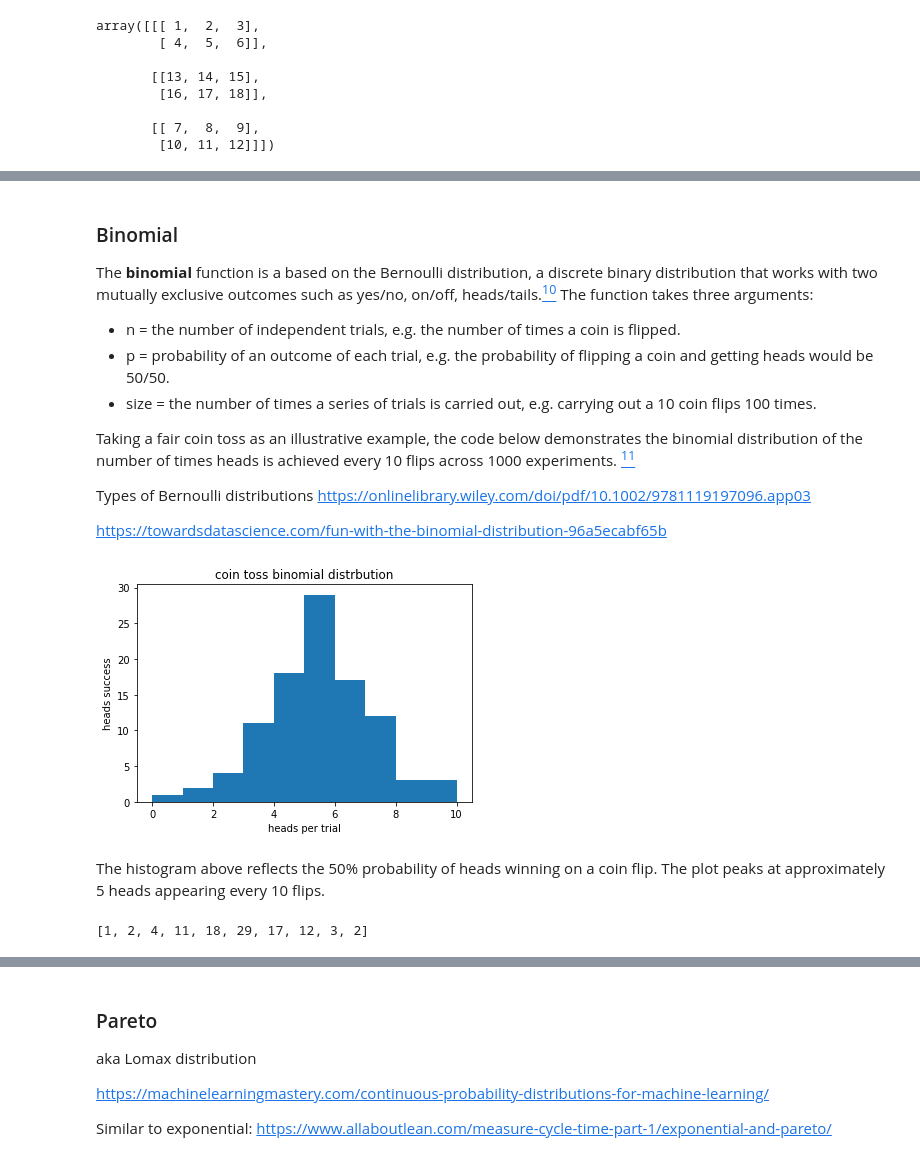
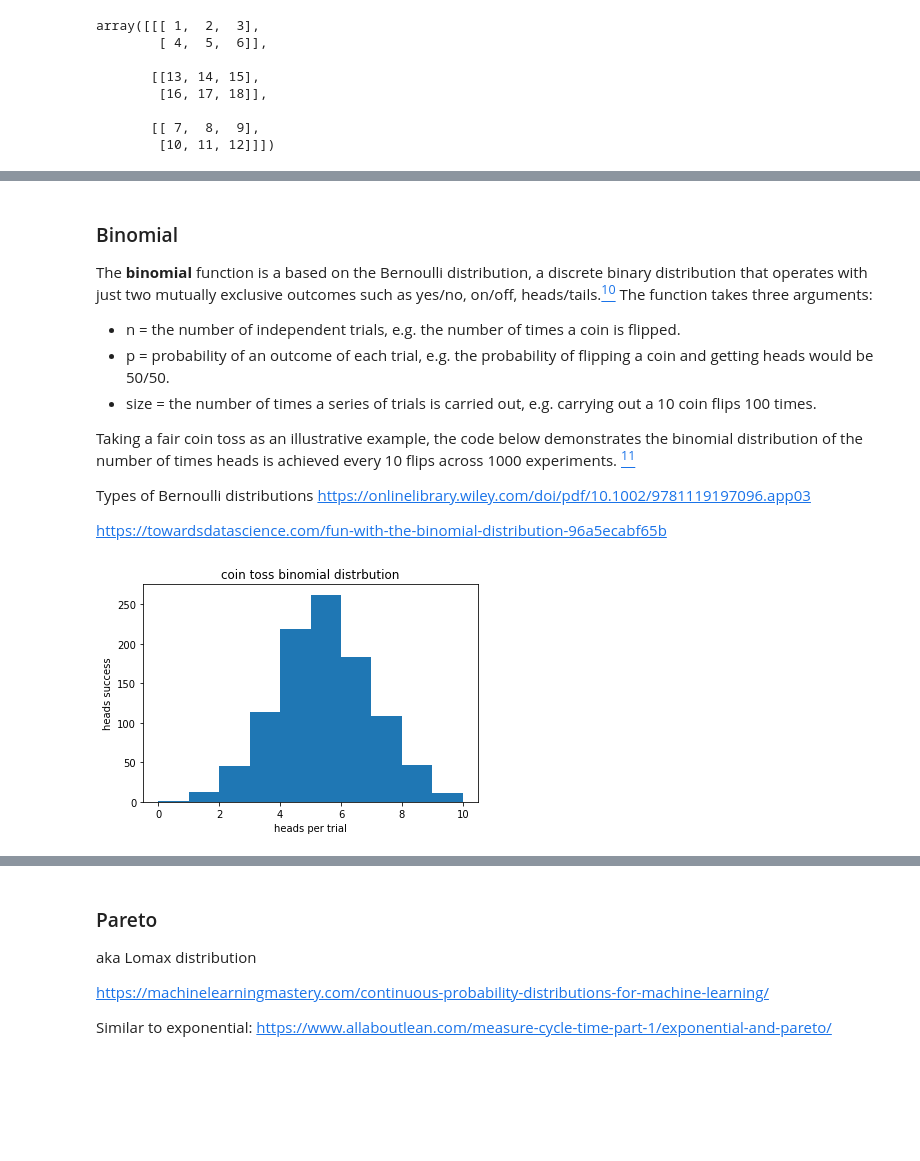
Before and after one commit to jennifer-ryan/numpy.random-project, a Jupyter notebook: numpy.random.ipynb, the cells around one changed output, grey strips where cells are left out. Drawn from its saved outputs; the diff is of its cells as text; code cells hidden in the pictures; blank space fills up the shorter version.

```diff
--- a/numpy.random.ipynb
+++ b/numpy.random.ipynb
@@ -707,7 +720,7 @@ https://www.johndcook.com/blog/2009/01/23/probability-distributions-and-object-o
 # %% [markdown]
 ### Binomial
 
-The **binomial** function is a based on the Bernoulli distribution, a discrete binary distribution that works with two mutually exclusive outcomes such as yes/no, on/off, heads/tails.[<sup>10</sup>](https://onlinelibrary.wiley.com/doi/pdf/10.1002/9781119197096.app03) The function takes three arguments:
+The **binomial** function is a based on the Bernoulli distribution, a discrete binary distribution that operates with just two mutually exclusive outcomes such as yes/no, on/off, heads/tails.[<sup>10</sup>](https://onlinelibrary.wiley.com/doi/pdf/10.1002/9781119197096.app03) The function takes three arguments:
 
 - n = the number of independent trials, e.g. the number of times a coin is flipped.
 - p = probability of an outcome of each trial, e.g. the probability of flipping a coin and getting heads would be 50/50.
@@ -721,26 +734,20 @@ Types of Bernoulli distributions https://onlinelibrary.wiley.com/doi/pdf/10.1002
 https://towardsdatascience.com/fun-with-the-binomial-distribution-96a5ecabf65b
 # %%
 # Flipping a coin 10 times.
-trials = 10
+flips = 10
 
 # Setting probability that heads will come up.
-prob = 0.5
+heads_prob = 0.5
 
 # Number of experiments where the coin is tossed 10 times.
-exp = 100
+exp = 1000
 
 # Plotting the distribution
-x = np.random.binomial(trials, prob, size = exp)
+x = np.random.binomial(flips, heads_prob, size = exp)
 plt.hist(x)
 plt.title("coin toss binomial distrbution")
 plt.xlabel("heads per trial")
 plt.ylabel("heads success")
 plt.show()
 # %% [output]
-[figure, old version]
+[figure, new version]
-# %% [markdown]
-The histogram above reflects the 50% probability of heads winning on a coin flip. The plot peaks at approximately 5 heads appearing every 10 flips.
-# %%
-[np.equal(x,i).sum() for i in range(trials)]
-# %% [output]
-[1, 2, 4, 11, 18, 29, 17, 12, 3, 2]
```
Also changed, not shown: parts of 14 cells of this notebook.
